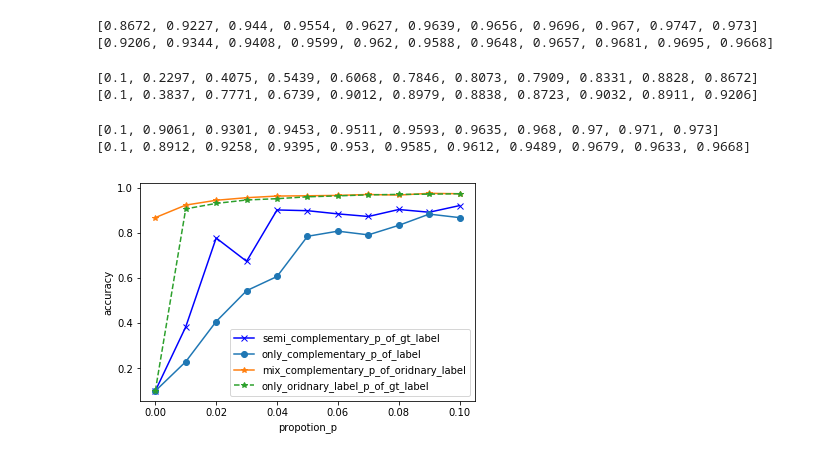
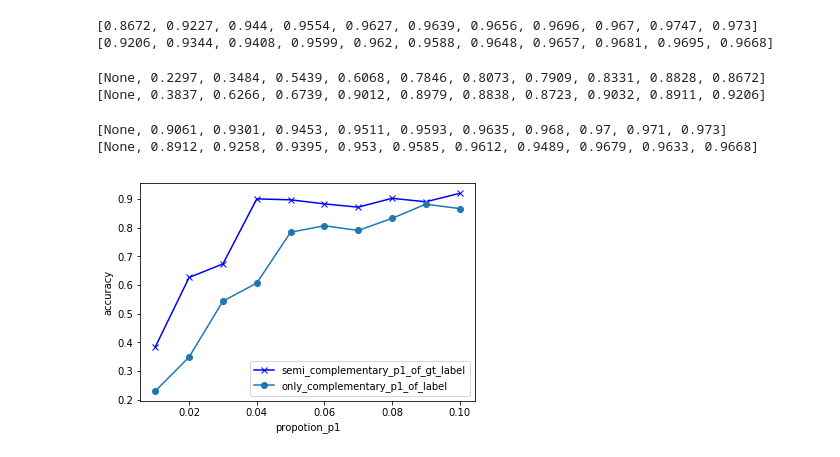
Before and after one commit to xuyanwu/Complementary-GAN, a Jupyter notebook: MNIST.ipynb, the cells around one changed output. Saved outputs shown, nothing was run; the diff lists cells and outputs as text; code cells hidden in the pictures.

Commit message:
VGG add and change figure

```diff
--- a/MNIST.ipynb
+++ b/MNIST.ipynb
@@ -58,8 +58,8 @@ acc_c = []
 acc_c_f = []
 for p2 in p2_all:
     if p2==0:
-        acc_c.append(0.1)
-        acc_c_f.append(0.1)
+        acc_c.append(None)
+        acc_c_f.append(None)
     else:
         acc_c.append(load_result(p1,p2)[0][-1])
         acc_c_f.append(load_result(p1,p2)[1][-1])
@@ -70,36 +70,42 @@ print(acc_c_f)
 acc1=acc_c
 acc_f1 = acc_c_f
 # %% [output]
-[0.1, 0.2297, 0.4075, 0.5439, 0.6068, 0.7846, 0.8073, 0.7909, 0.8331, 0.8828, 0.8672]
-[0.1, 0.3837, 0.7771, 0.6739, 0.9012, 0.8979, 0.8838, 0.8723, 0.9032, 0.8911, 0.9206]
+[None, 0.2297, 0.3484, 0.5439, 0.6068, 0.7846, 0.8073, 0.7909, 0.8331, 0.8828, 0.8672]
+[None, 0.3837, 0.6266, 0.6739, 0.9012, 0.8979, 0.8838, 0.8723, 0.9032, 0.8911, 0.9206]
 # %%
 #load ground truth accuracy which change with the total traing ground truth data
 p1 =0.0
 acc_c = []
 acc_c_f = []
 for p2 in p2_all:
-    if p2==0:
-        acc_c.append(0.1)
-        acc_c_f.append(0.1)
-    else:
-        acc_c.append(load_result(p1,p2)[0][-1])
-        acc_c_f.append(load_result(p1,p2)[1][-1])
+    try:
+        if p2==0:
+            acc_c.append(None)
+            acc_c_f.append(None)
+        else:
+            acc_c.append(load_result(p1,p2)[0][-1])
+            acc_c_f.append(load_result(p1,p2)[1][-1])
+    except:
+        acc_c.append(None)
+        acc_c_f.append(None)
 print(acc_c)
 print(acc_c_f)
 acc2=acc_c
 acc_f2 = acc_c_f
 # %% [output]
-[0.1, 0.9061, 0.9301, 0.9453, 0.9511, 0.9593, 0.9635, 0.968, 0.97, 0.971, 0.973]
-[0.1, 0.8912, 0.9258, 0.9395, 0.953, 0.9585, 0.9612, 0.9489, 0.9679, 0.9633, 0.9668]
+[None, 0.9061, 0.9301, 0.9453, 0.9511, 0.9593, 0.9635, 0.968, 0.97, 0.971, 0.973]
+[None, 0.8912, 0.9258, 0.9395, 0.953, 0.9585, 0.9612, 0.9489, 0.9679, 0.9633, 0.9668]
 # %%
 import matplotlib.pyplot as plt
-plt.plot(p2_all,acc_f1,'xb-',label='semi_complementary_p_of_gt_label')
-plt.plot(p2_all,acc1,'o-',label='only_complementary_p_of_label')
-plt.plot(p2_all,acc0,'*-',label='mix_complementary_p_of_oridnary_label')
-plt.plot(p2_all,acc2,'*--',label='only_oridnary_label_p_of_gt_label')
+beingsaved = plt.figure()
+plt.plot(p2_all,acc_f1,'xb-',label='semi_complementary_p1_of_gt_label')
+plt.plot(p2_all,acc1,'o-',label='only_complementary_p1_of_label')
+# plt.plot(p2_all,acc0,'*-',label='mix_complementary_p_of_oridnary_label')
+# plt.plot(p2_all,acc2,'*--',label='only_oridnary_label_p_of_gt_label')
 plt.ylabel('accuracy')
-plt.xlabel('propotion_p')
+plt.xlabel('propotion_p1')
 plt.legend()
-plt.show()
+# plt.show()
+beingsaved.savefig(opt.dataset+'p1.eps', format='eps', dpi=1000)
 # %% [output]
-[figure, old version]
+[figure, new version]
```
Also changed, not shown: parts of 1 cell of this notebook, 2 other files.
